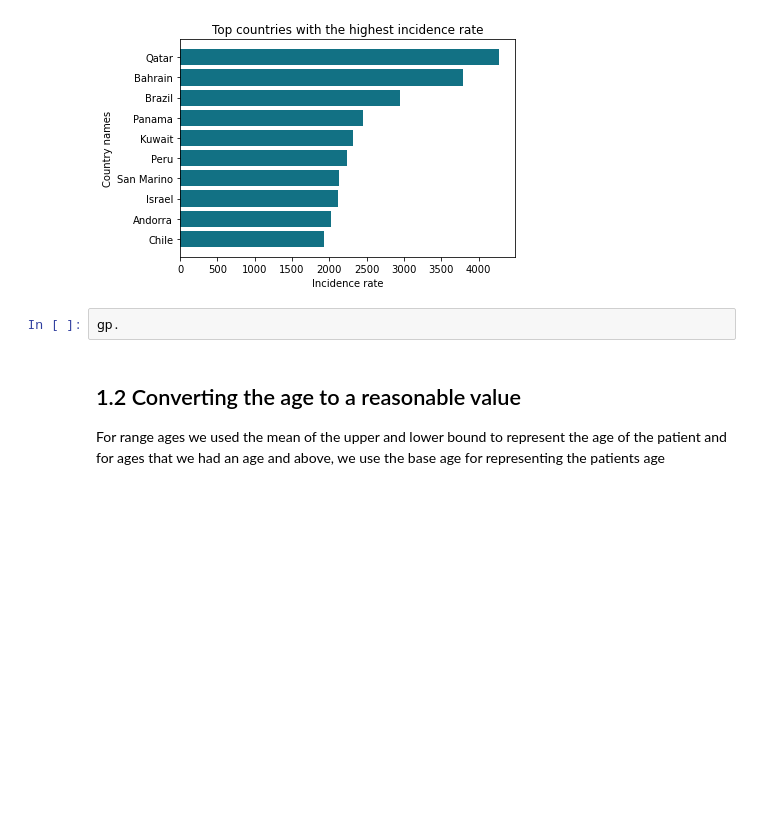
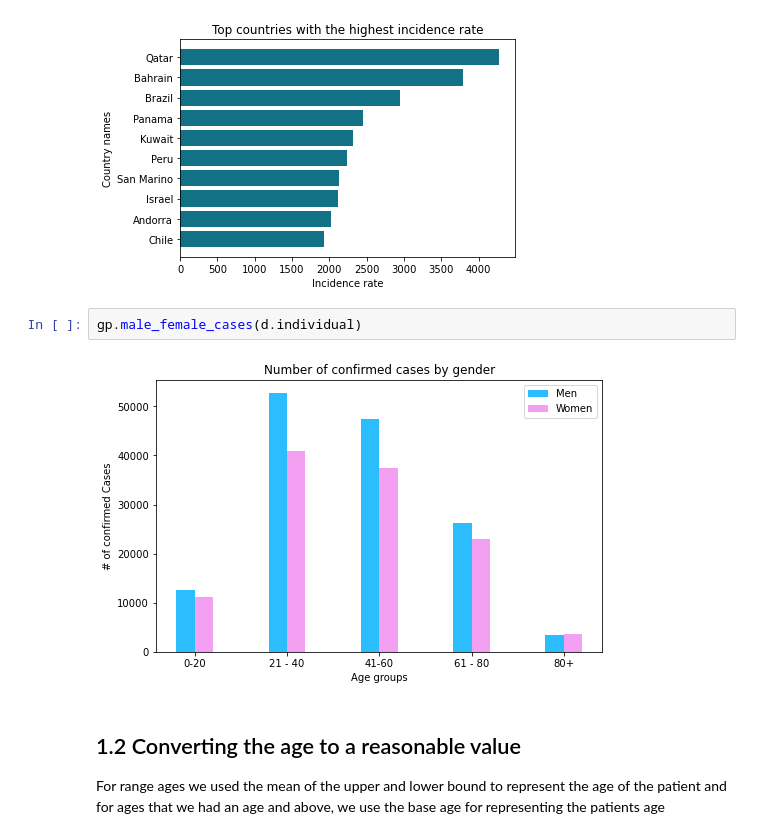
Before and after one commit to alhparsa/CMPT459-Project, a Jupyter notebook: Milestone_1.ipynb, the cells around one changed output. Drawn from its saved outputs; the diff is of its cells as text; blank space fills up the shorter version.

```diff
--- a/Milestone_1.ipynb
+++ b/Milestone_1.ipynb
@@ -101,8 +101,10 @@ gp.most_fatality_rate(d.location)
 gp.most_incidence_rate(d.location)
 # %% [output]
 [figure]
-# %%
-gp.
+# %%
+gp.male_female_cases(d.individual)
+# %% [output]
+[figure, added]
 # %% [markdown]
 ## 1.2 Converting the age to a reasonable value
 For range ages we used the mean of the upper and lower bound to represent the age of the patient and for ages that we had an age and above, we use the base age for representing the patients age
```
Also changed, not shown: parts of 2 cells of this notebook.
